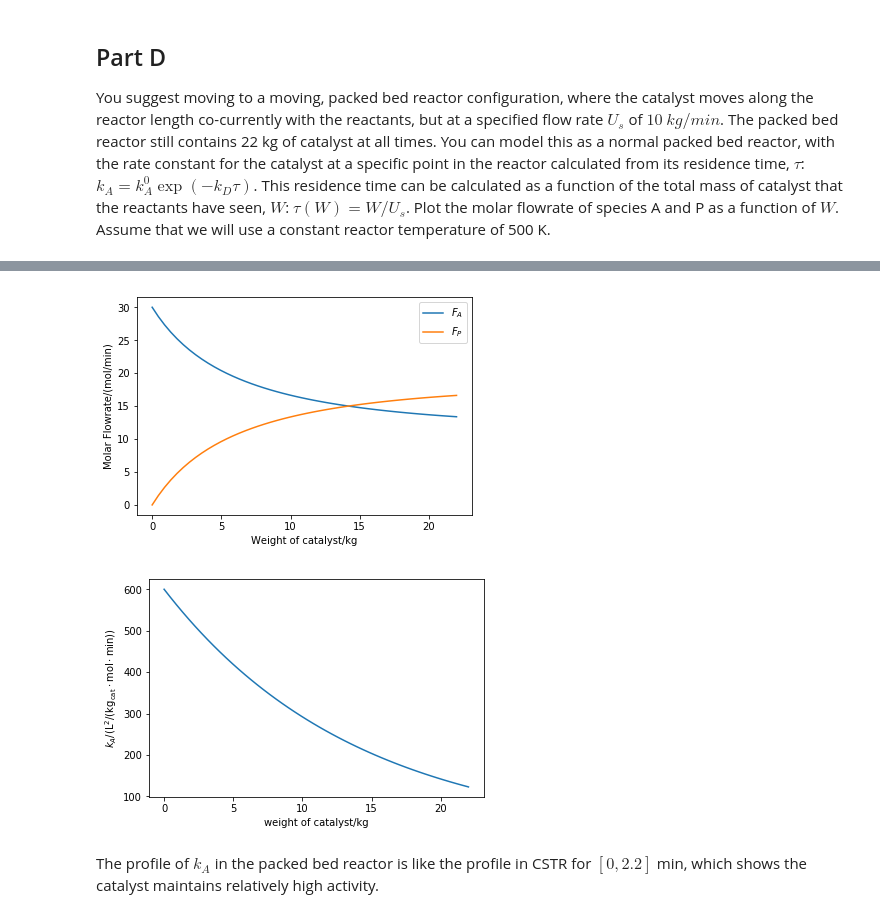
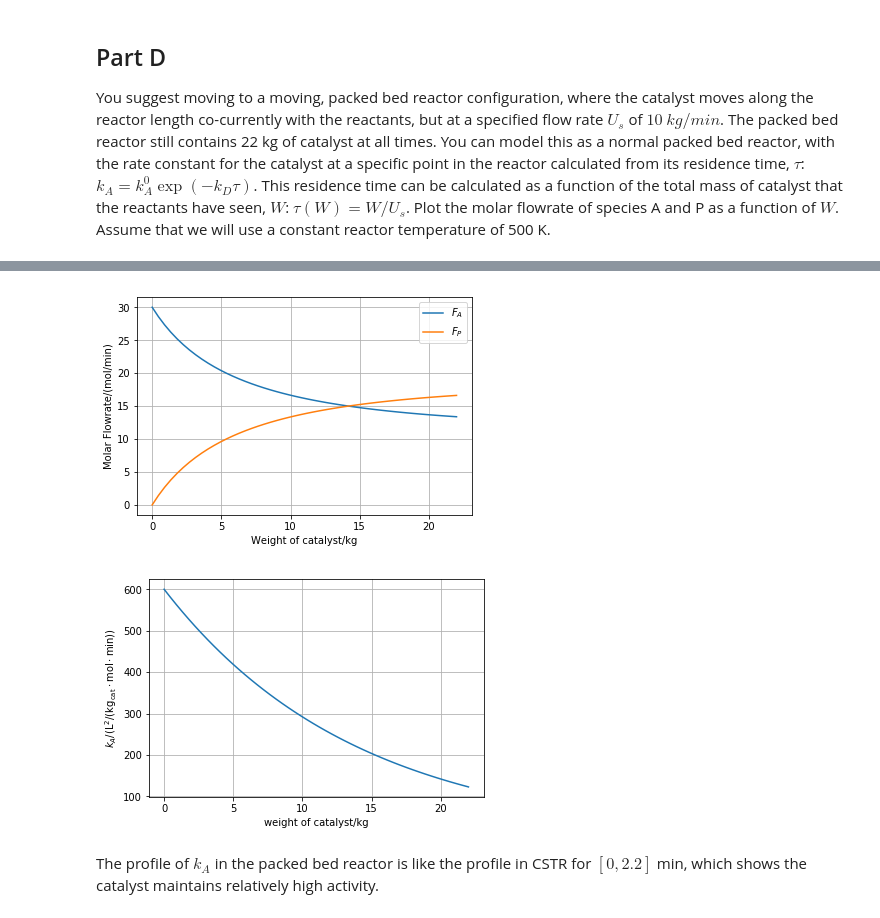
Before and after one commit to Johnick-Cheng/f17-06625, a Jupyter notebook: assignments/HW8-pengfeic.ipynb, the cells around one changed output, grey strips where cells are left out. Drawn from its saved outputs; the diff is of its cells as text; code cells hidden in the pictures.

```diff
--- a/assignments/HW8-pengfeic.ipynb
+++ b/assignments/HW8-pengfeic.ipynb
@@ -149,39 +234,41 @@ You suggest moving to a moving, packed bed reactor configuration, where the cata
 # %%
 FA0 = 30 # mol/min
 Us = 10 # kg/min
 F0 = [FA0, 0]
 
 def dFdW(F, W):
     tau = W / Us
     kA = kA0 * np.exp (-kD * tau)
 
     CA = F[0] / v0
 
     r = kA * CA ** 2
 
     dFAdW = -r
     dFPdW = r
 
     return [dFAdW, dFPdW]
 
 Wspan = np.linspace (0, 22)
 
 F2 = odeint (dFdW, F0, Wspan)
 plt.plot (Wspan, F2)
 plt.legend(['$F_A$','$F_P$'])
 plt.xlabel('Weight of catalyst/kg')
 plt.ylabel('Molar Flowrate/(mol/min)')
+plt.grid()
 plt.show()
 # %% [output]
-[figure, old version]
+[figure, new version]
 # %%
 kA = lambda W: kA0 * np.exp (-kD * (W/Us))
 plt.plot(Wspan, kA(Wspan))
 plt.xlabel ('weight of catalyst/kg')
 plt.ylabel ('$k_A/\mathrm{(L^2/(kg_{cat} \cdot mol \cdot min))}$')
+plt.grid()
 plt.show()
 # %% [output]
-[figure, old version]
+[figure, new version]
 # %% [markdown]
 The profile of $k_A$ in the packed bed reactor is like the profile in CSTR for $[0, 2.2]$ min, which shows the catalyst maintains relatively high activity.
 # %% [markdown]
```
Also changed, not shown: parts of 9 cells of this notebook, 14 other files.
